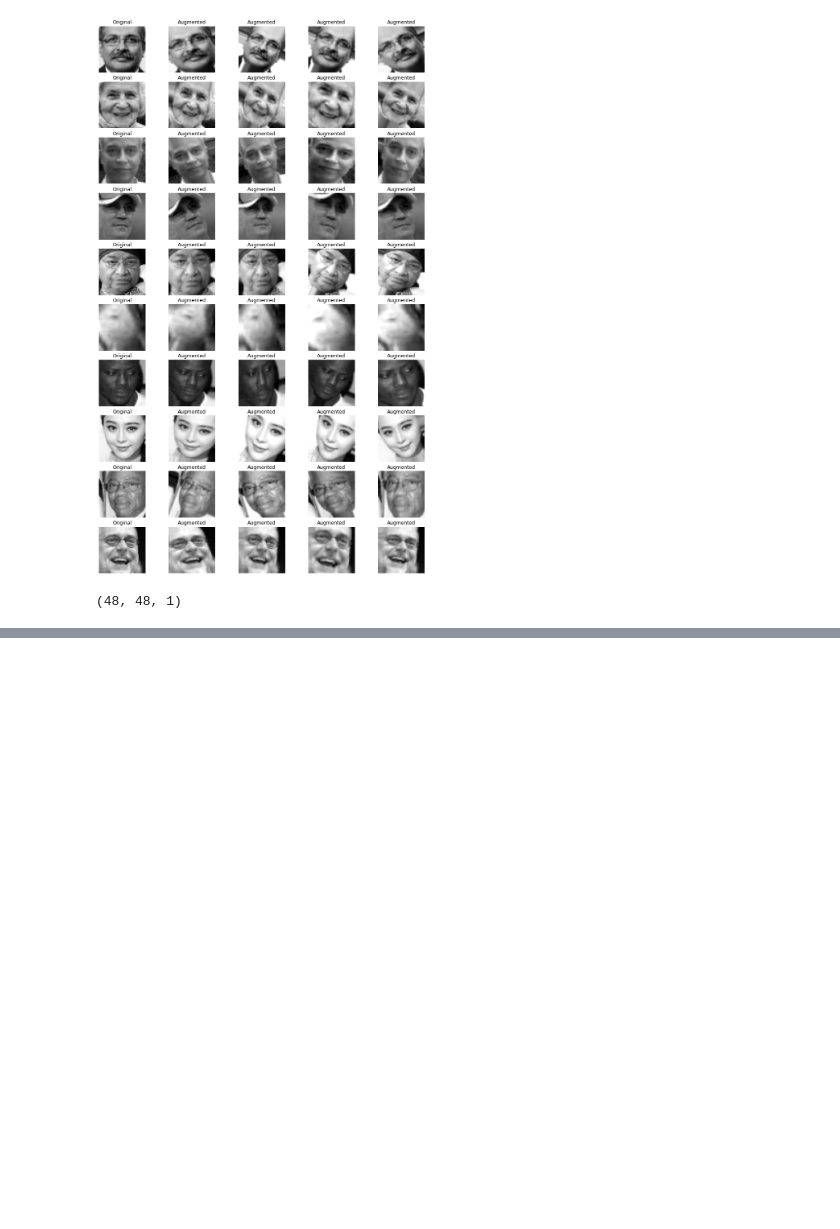
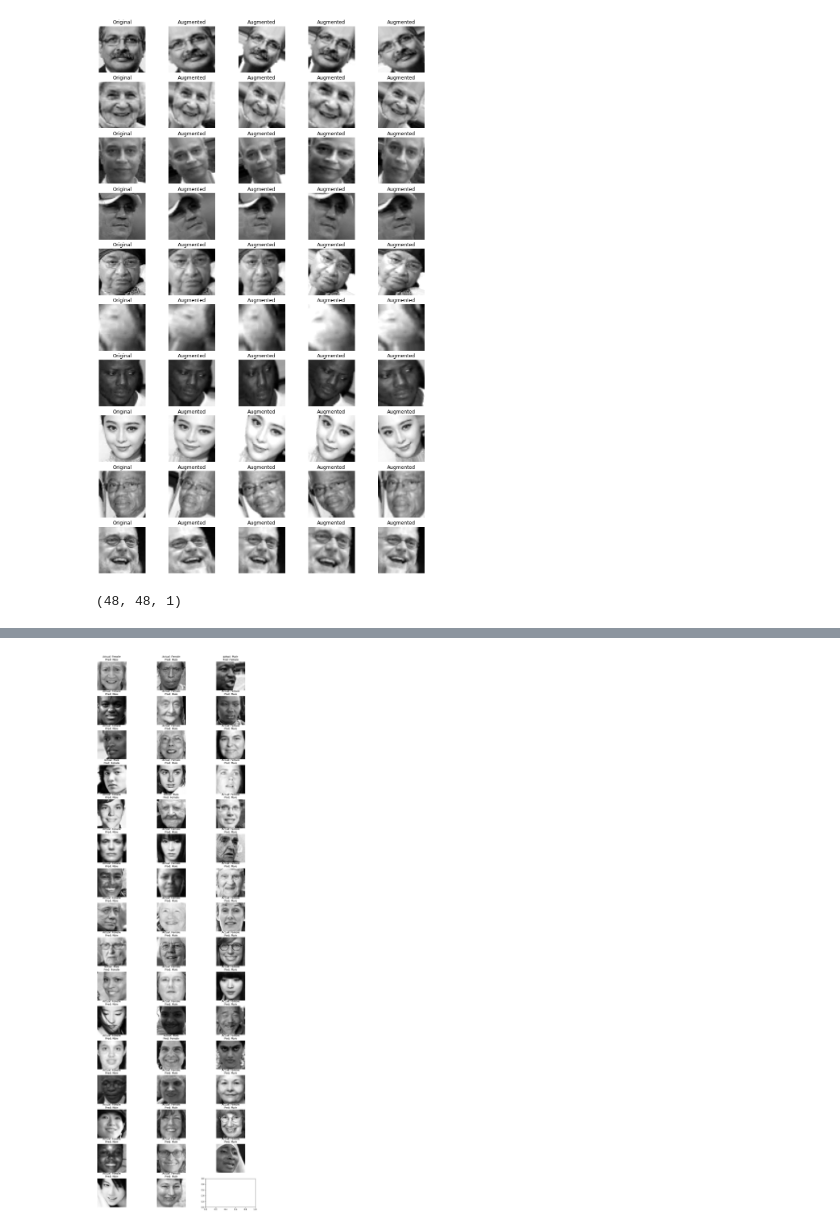
Before and after one commit to annabellatian/futureMakers, a Jupyter notebook: genderClassification/genderClassification.ipynb, the cells around one changed output, grey strips where cells are left out. Cells and saved outputs as stored; diff of their text form; code cells hidden in the pictures; blank space fills up the shorter version.

```diff
--- a/genderClassification/genderClassification.ipynb
+++ b/genderClassification/genderClassification.ipynb
@@ -413,0 +618,28 @@ Epoch 8/50
+# %%
+error_index = (y_test != y_pred) #finding error indices
+y_test_error = y_test[error_index]
+X_test_error = X_test[error_index]
+prediction_error = y_pred[error_index]
+# %%
+rows=int(np.floor(sum(error_index)/3)) #rows in subplots
+cols=3 #columns in subplots
+x_samp = X_test_error
+y_samp = y_test_error
+
+fig,ax = plt.subplots(rows,cols,figsize=(15,50))
+r = 0
+c = 0
+for i in range((rows*cols)-1):
+    aa = x_samp[i].reshape(48,48)
+    ax[r,c].axis("off")
+    ax[r,c].imshow(aa,cmap="gray")
+    actual_lab = "Female" if y_samp.iloc[i]==1 else "Male"
+    pred_lab = "Female" if int(prediction_error[i])==1 else "Male"
+    ax[r,c].set_title(f'Actual: {actual_lab}\nPred: {pred_lab}')
+    c+=1
+    if c == cols:
+        c=0
+        r+=1
+plt.show()
+# %% [output]
+[figure, added]
```
Also changed, not shown: parts of 12 cells of this notebook.
